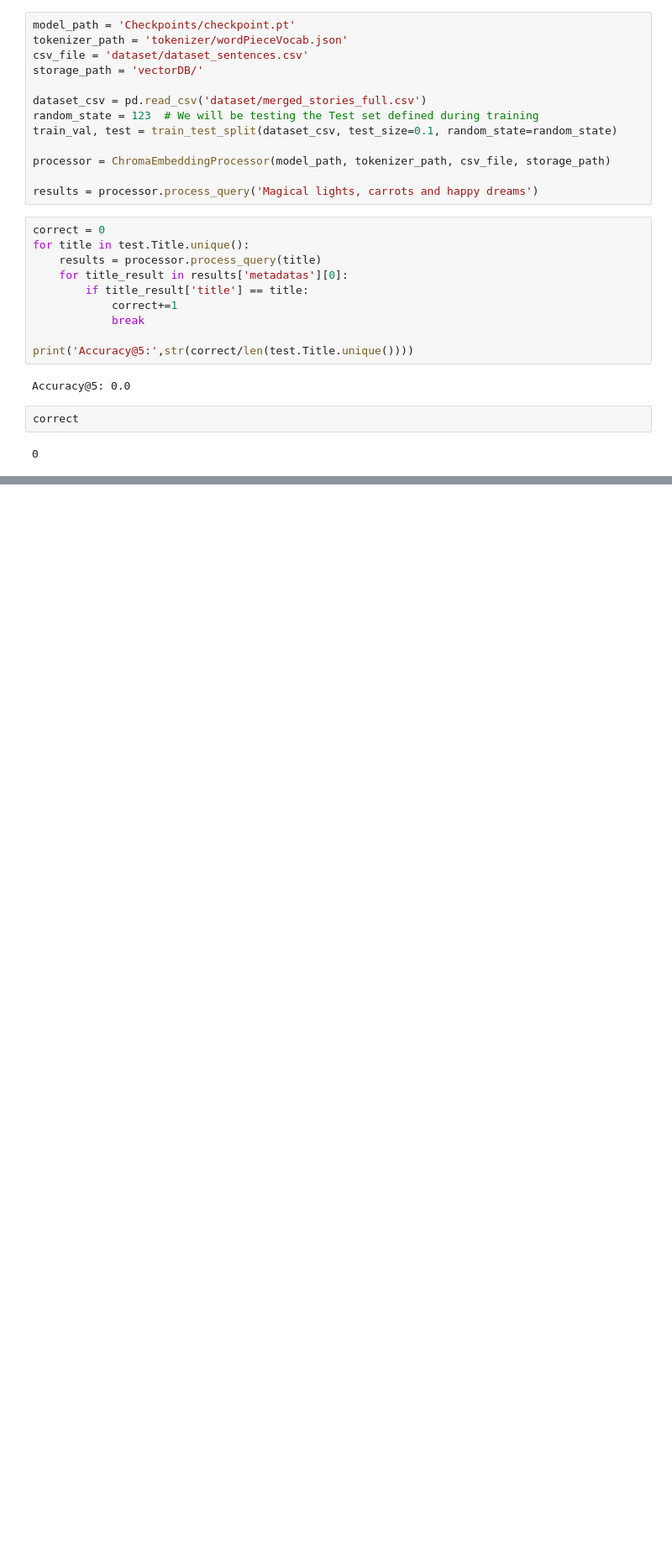
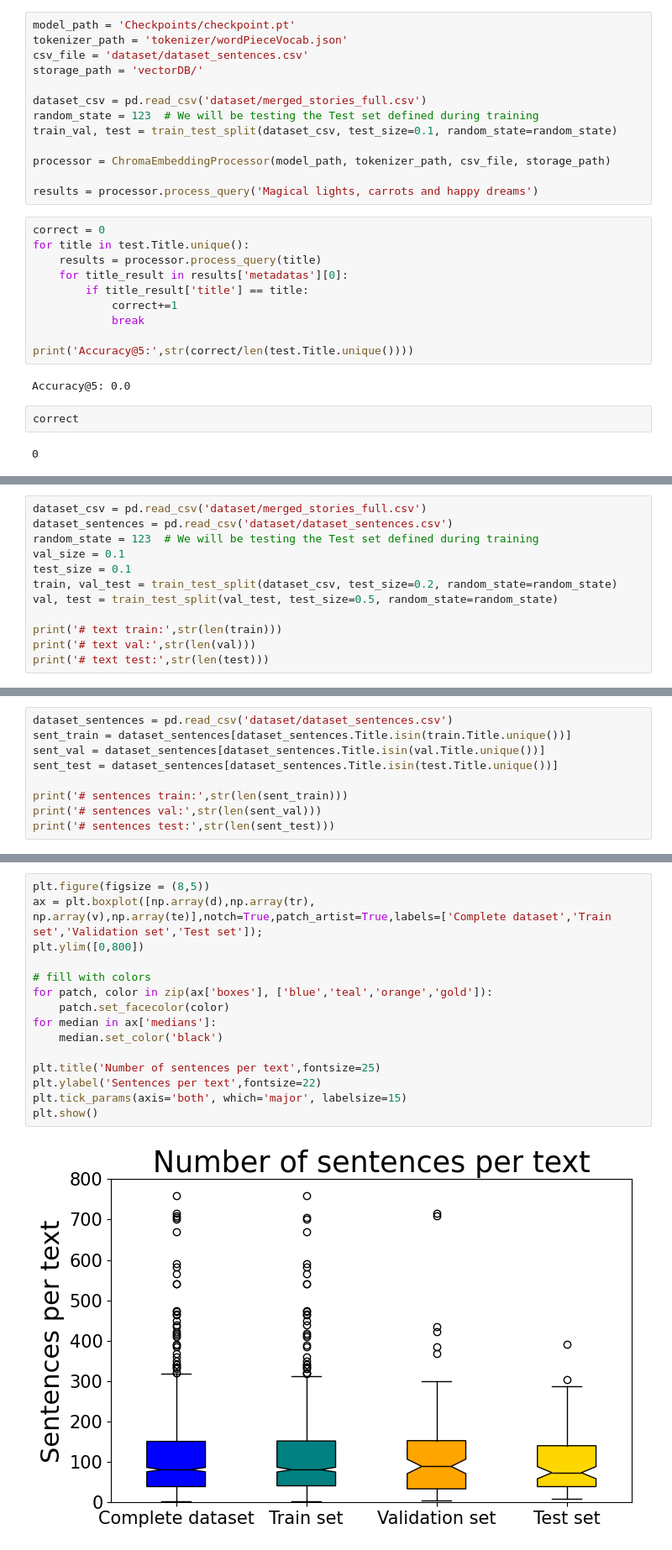
Before and after one commit to arnaugris97/fairyTaleAI, a Jupyter notebook: embedding_DB_Metrics.ipynb, the cells around one changed output, grey strips where cells are left out. Shown: that part at 84% size. Saved outputs shown, nothing was run; the diff lists cells and outputs as text; blank space fills up the shorter version.

```diff
--- a/embedding_DB_Metrics.ipynb
+++ b/embedding_DB_Metrics.ipynb
@@ -43,0 +39,12 @@ correct
+# %%
+dataset_csv = pd.read_csv('dataset/merged_stories_full.csv')
+dataset_sentences = pd.read_csv('dataset/dataset_sentences.csv')
+random_state = 123  # We will be testing the Test set defined during training
+val_size = 0.1
+test_size = 0.1
+train, val_test = train_test_split(dataset_csv, test_size=0.2, random_state=random_state)
+val, test = train_test_split(val_test, test_size=0.5, random_state=random_state)
+
+print('# text train:',str(len(train)))
+print('# text val:',str(len(val)))
+print('# text test:',str(len(test)))
@@ -43,0 +55,9 @@ correct
+# %%
+dataset_sentences = pd.read_csv('dataset/dataset_sentences.csv')
+sent_train = dataset_sentences[dataset_sentences.Title.isin(train.Title.unique())]
+sent_val = dataset_sentences[dataset_sentences.Title.isin(val.Title.unique())]
+sent_test = dataset_sentences[dataset_sentences.Title.isin(test.Title.unique())]
+
+print('# sentences train:',str(len(sent_train)))
+print('# sentences val:',str(len(sent_val)))
+print('# sentences test:',str(len(sent_test)))
@@ -43,0 +122,17 @@ correct
+# %%
+plt.figure(figsize = (8,5))
+ax = plt.boxplot([np.array(d),np.array(tr), np.array(v),np.array(te)],notch=True,patch_artist=True,labels=['Complete dataset','Train set','Validation set','Test set']);
+plt.ylim([0,800])
+
+# fill with colors
+for patch, color in zip(ax['boxes'], ['blue','teal','orange','gold']):
+    patch.set_facecolor(color)
+for median in ax['medians']:
+    median.set_color('black')
+
+plt.title('Number of sentences per text',fontsize=25)
+plt.ylabel('Sentences per text',fontsize=22)
+plt.tick_params(axis='both', which='major', labelsize=15)
+plt.show()
+# %% [output]
+[figure, added]
```
Also changed, not shown: parts of 15 cells of this notebook, 3 other files.
